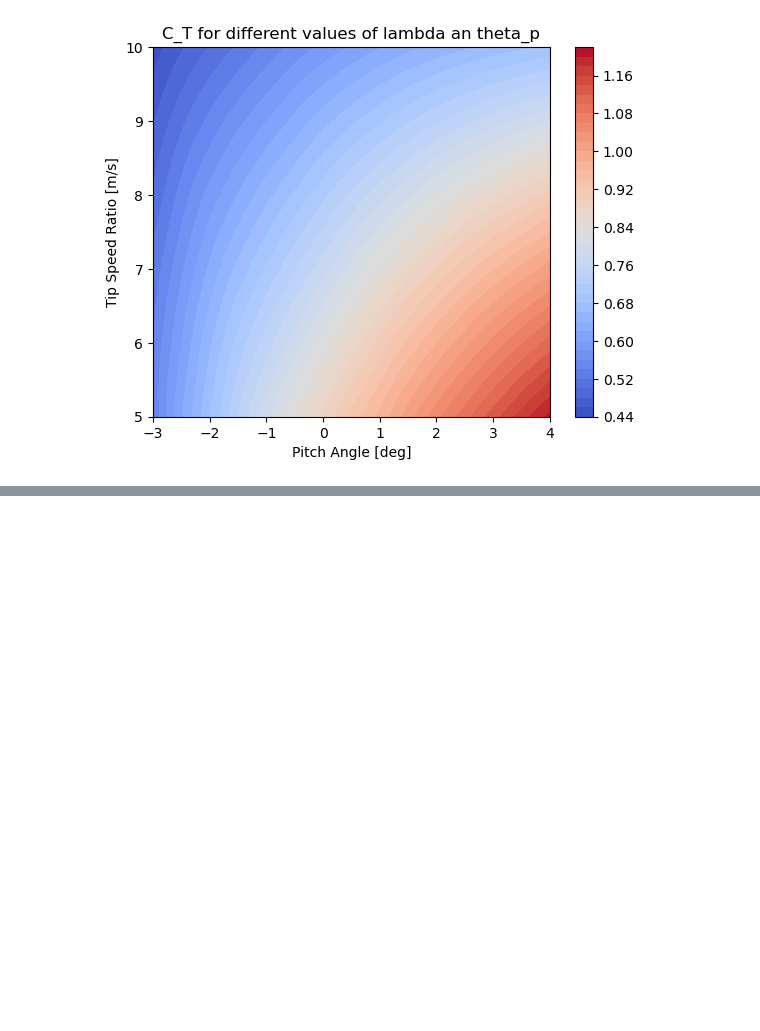
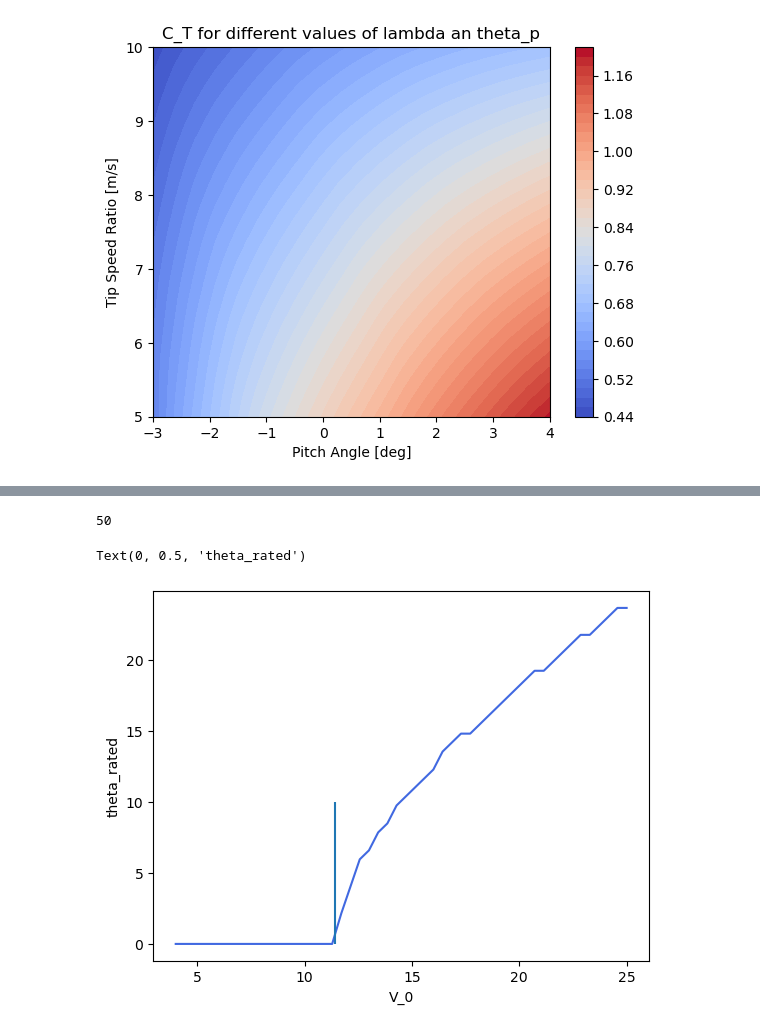
Before and after one commit to SpyrosAcheimastos/WTTA_BEM, a Jupyter notebook: jupyter_Spyros.ipynb, the cells around one changed output, grey strips where cells are left out. Saved outputs shown, nothing was run; the diff lists cells and outputs as text; code cells hidden in the pictures; blank space fills up the shorter version.

```diff
--- a/jupyter_Spyros.ipynb
+++ b/jupyter_Spyros.ipynb
@@ -83,0 +211,35 @@ Testing GitHub "differencing" with Jupyter Notebooks
+# %%
+number_of_theta_p = 50
+number_of_V_0 = 50
+
+counter = 0
+theta_p_list = np.linspace(-1, 30, number_of_theta_p)
+V_0_list = np.linspace(4, 25, number_of_V_0) # Cut-in and cut-out wind speed
+
+theta_rated = np.zeros(number_of_V_0)
+P_out_rated = np.zeros(number_of_V_0)
+Thrust_rated = np.zeros(number_of_V_0)
+C_P_rated = np.zeros(number_of_V_0)
+C_T_rated = np.zeros(number_of_V_0)
+
+for i, V_0_q4 in enumerate(V_0_list):
+    # If V_0 <= V_0_rated use theta_p_for_C_P_max, lamda_for_C_P_max
+    if V_0_q4 <= V_0_rated:
+        omega = V_0_q4*lamda_for_C_P_max/R
+        P_out, Thrust, C_P, C_T = steady_bem(R, V_0_q4, omega, theta_p_for_C_P_max, lamda_for_C_P_max, df)
+        P_out_rated[i] = P_out
+        Thrust_rated[i] = Thrust
+        C_P_rated[i] = C_P
+        C_T_rated[i] = C_T
+    else:
+        # If V_0 > V_0_rated start pitching
+        for j, theta_p in enumerate(theta_p_list):
+            lamda = omega_max*R/V_0_q4
+            P_out, Thrust, C_P, C_T = steady_bem(R, V_0_q4, omega_max, theta_p, lamda, df, model='Glauret', error=1e-6)
+            if P_out >= 10.64 * 1e3:
+                theta_rated[i] = theta_p
+                P_out_rated[i] = P_out
+                Thrust_rated[i] = Thrust
+                C_P_rated[i] = C_P
+                C_T_rated[i] = C_T
+                continue
@@ -83,0 +264,12 @@ Testing GitHub "differencing" with Jupyter Notebooks
+# %%
+len(theta_rated)
+# %% [output]
+50
+# %%
+plt.plot(V_0_list, theta_rated, color = 'royalblue')
+plt.xlabel('V_0')
+plt.vlines(x=11.42636427508689, ymin=0, ymax=10)
+plt.ylabel('theta_rated')
+# %% [output]
+Text(0, 0.5, 'theta_rated')
+[figure, added]
```
Also changed, not shown: parts of 14 cells of this notebook, 2 other files.
